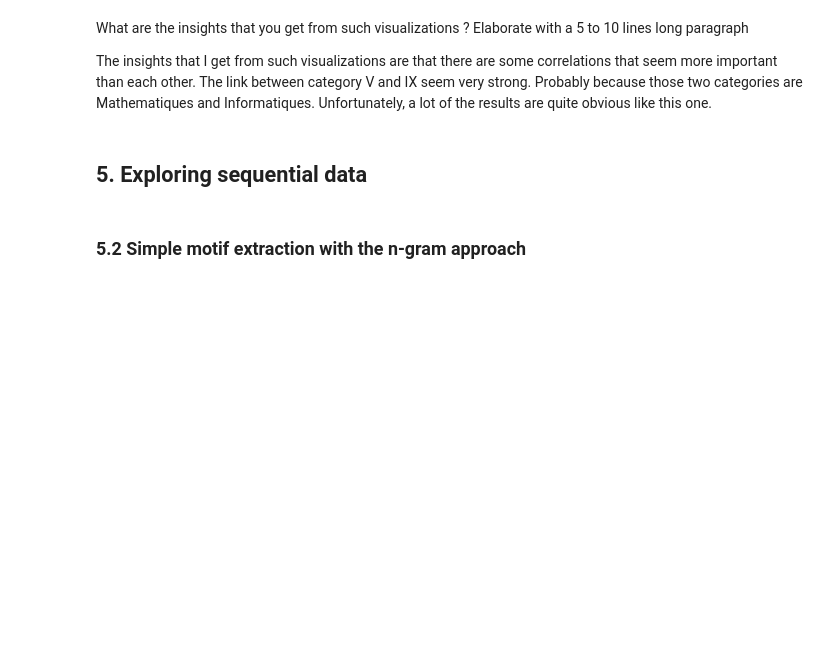
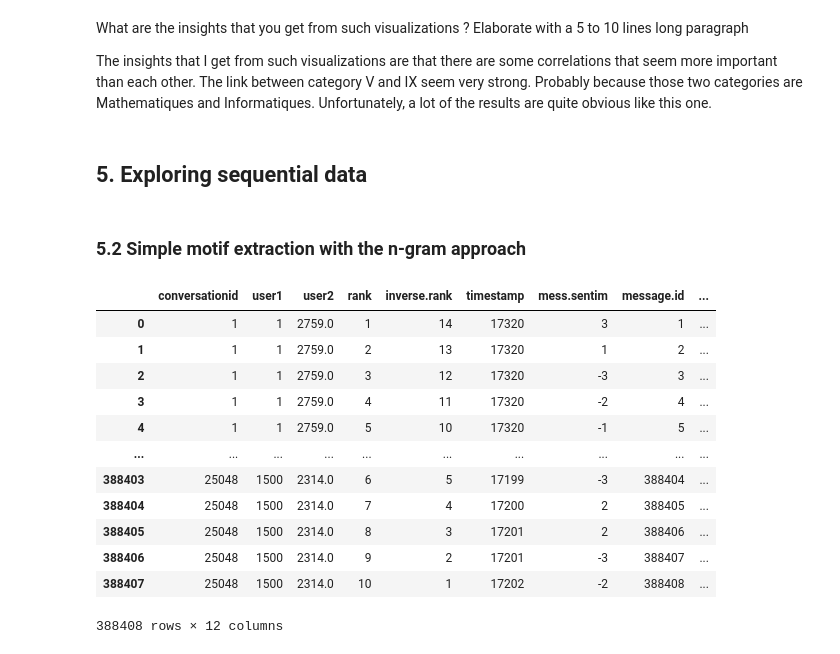
Before and after one commit to Zamanax/Pattern-Mining---B4, a Jupyter notebook: patternmining.ipynb, the cells around one changed output. Cells and saved outputs as stored; diff of their text form; code cells hidden in the pictures; blank space fills up the shorter version.

```diff
--- a/patternmining.ipynb
+++ b/patternmining.ipynb
@@ -270,3 +270,21 @@ The insights that I get from such visualizations are that there are some correla
 ## 5. Exploring sequential data
 # %% [markdown]
 ### 5.2 Simple motif extraction with the n-gram approach
+# %%
+# load the tinder dataset
+tinderDf = pd.read_csv("Datasets/Sequential Data - Tinder messages/messages.db.csv")
+tinderDf
+# %% [output]
+|  | conversationid | user1 | user2 | rank | inverse.rank | timestamp | mess.sentim | message.id | ... |
+| 0 | 1 | 1 | 2759.0 | 1 | 14 | 17320 | 3 | 1 | ... |
+| 1 | 1 | 1 | 2759.0 | 2 | 13 | 17320 | 1 | 2 | ... |
+| 2 | 1 | 1 | 2759.0 | 3 | 12 | 17320 | -3 | 3 | ... |
+| 3 | 1 | 1 | 2759.0 | 4 | 11 | 17320 | -2 | 4 | ... |
+| 4 | 1 | 1 | 2759.0 | 5 | 10 | 17320 | -1 | 5 | ... |
+| ... | ... | ... | ... | ... | ... | ... | ... | ... | ... |
+| 388403 | 25048 | 1500 | 2314.0 | 6 | 5 | 17199 | -3 | 388404 | ... |
+| 388404 | 25048 | 1500 | 2314.0 | 7 | 4 | 17200 | 2 | 388405 | ... |
+| 388405 | 25048 | 1500 | 2314.0 | 8 | 3 | 17201 | 2 | 388406 | ... |
+| 388406 | 25048 | 1500 | 2314.0 | 9 | 2 | 17201 | -3 | 388407 | ... |
+| 388407 | 25048 | 1500 | 2314.0 | 10 | 1 | 17202 | -2 | 388408 | ... |
+388408 rows × 12 columns
```
Also changed, not shown: parts of 6 cells of this notebook.
